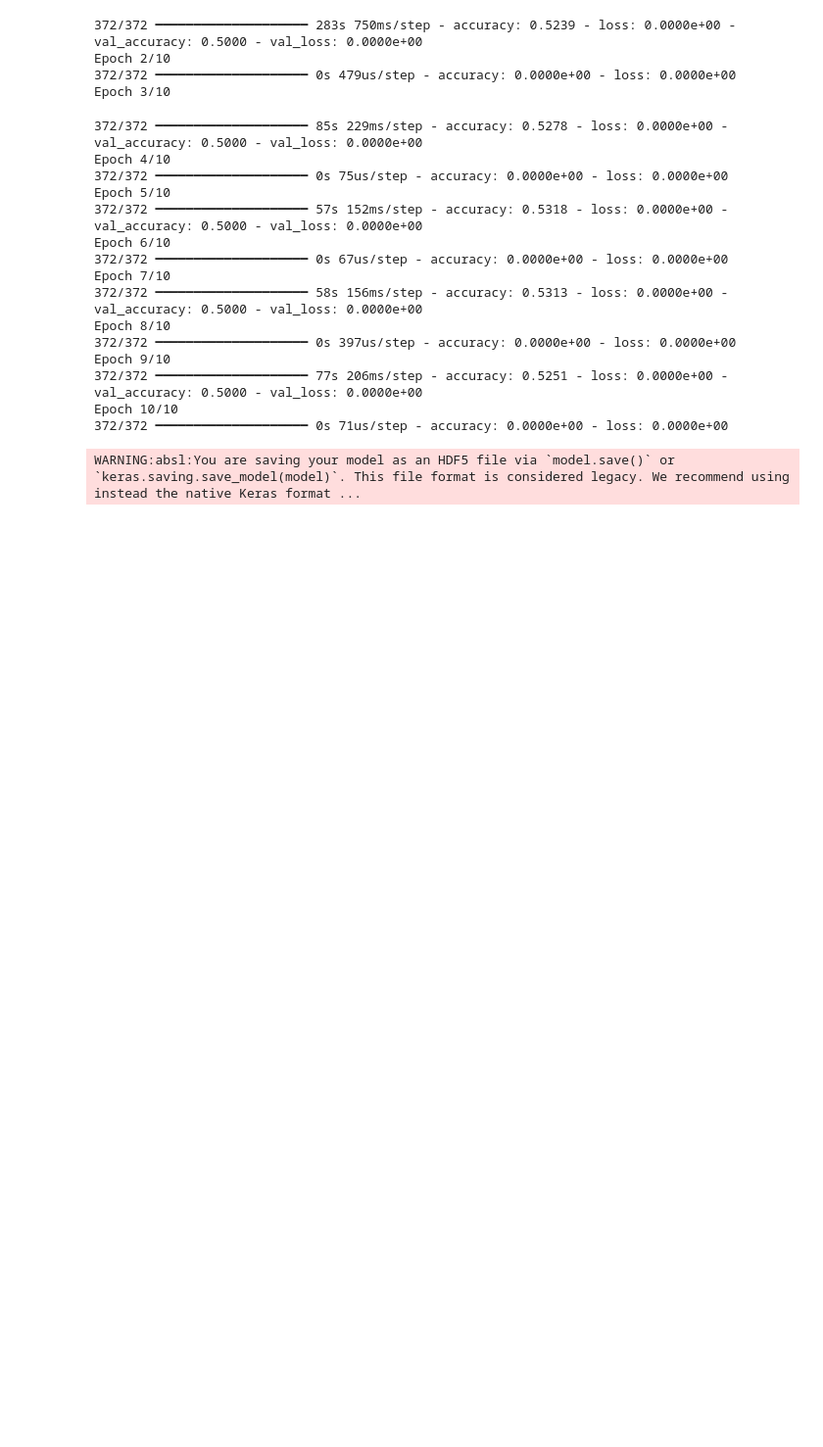
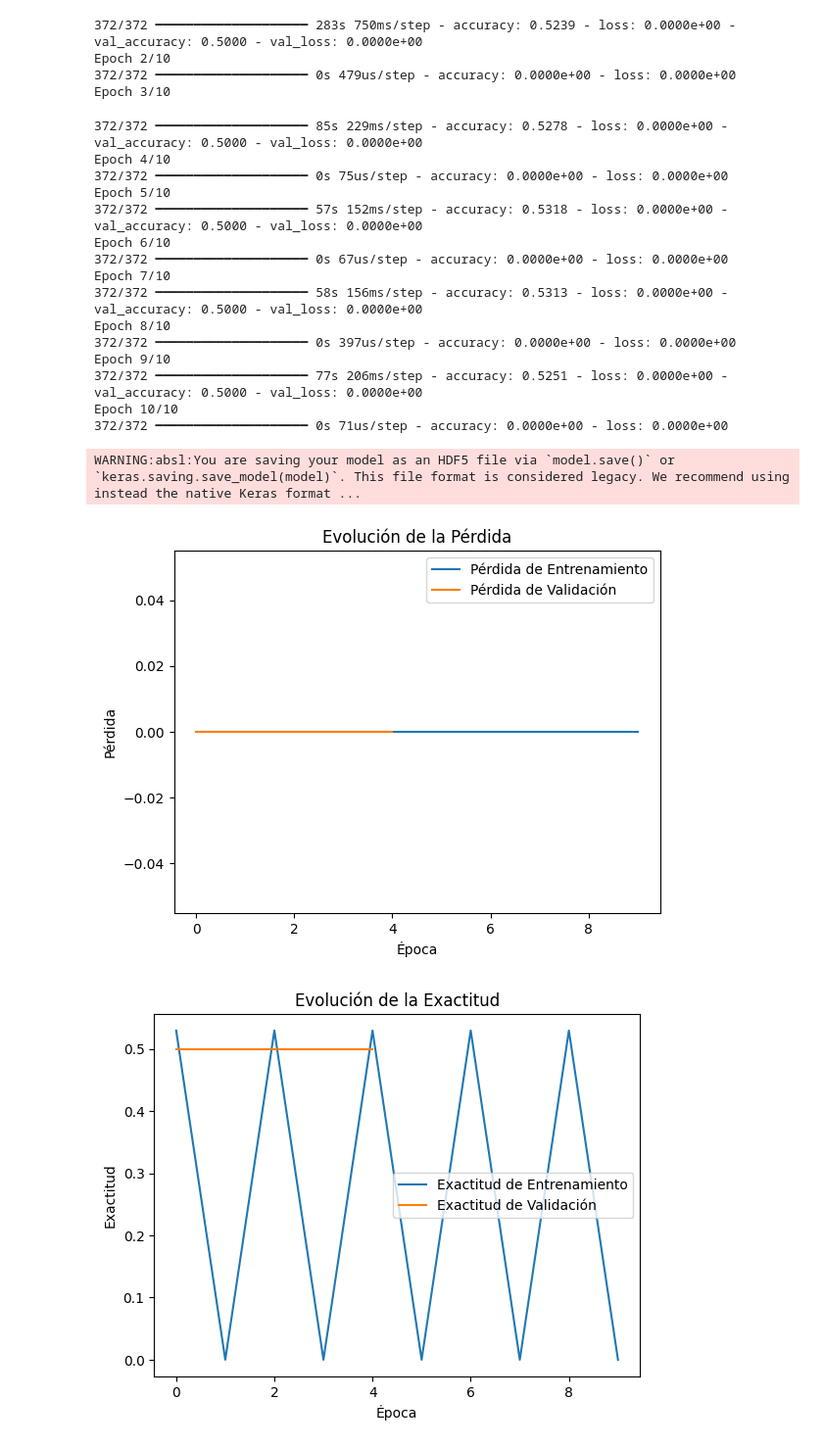
Before and after one commit to MiguelGG03/AprendizajeAutomatico_Caso2, a Jupyter notebook: creacionDelCNN.ipynb, the cells around one changed output. Shown at 98% size. Cells and saved outputs as stored; diff of their text form; code cells hidden in the pictures; blank space fills up the shorter version.

```diff
--- a/creacionDelCNN.ipynb
+++ b/creacionDelCNN.ipynb
@@ -125,3 +127,24 @@ Epoch 10/10
 model.save('primer_cnn.h5')
 # %% [output]
 WARNING:absl:You are saving your model as an HDF5 file via `model.save()` or `keras.saving.save_model(model)`. This file format is considered legacy. We recommend using instead the native Keras format ...
+# %%
+# Graficar la pérdida
+plt.plot(history.history['loss'], label='Pérdida de Entrenamiento')
+plt.plot(history.history['val_loss'], label='Pérdida de Validación')
+plt.title('Evolución de la Pérdida')
+plt.xlabel('Época')
+plt.ylabel('Pérdida')
+plt.legend()
+plt.show()
+
+# Graficar la exactitud
+plt.plot(history.history['accuracy'], label='Exactitud de Entrenamiento')
+plt.plot(history.history['val_accuracy'], label='Exactitud de Validación')
+plt.title('Evolución de la Exactitud')
+plt.xlabel('Época')
+plt.ylabel('Exactitud')
+plt.legend()
+plt.show()
+# %% [output]
+[figure, added]
+[figure, added]
```
Also changed, not shown: parts of 3 cells of this notebook, 3 other files.
